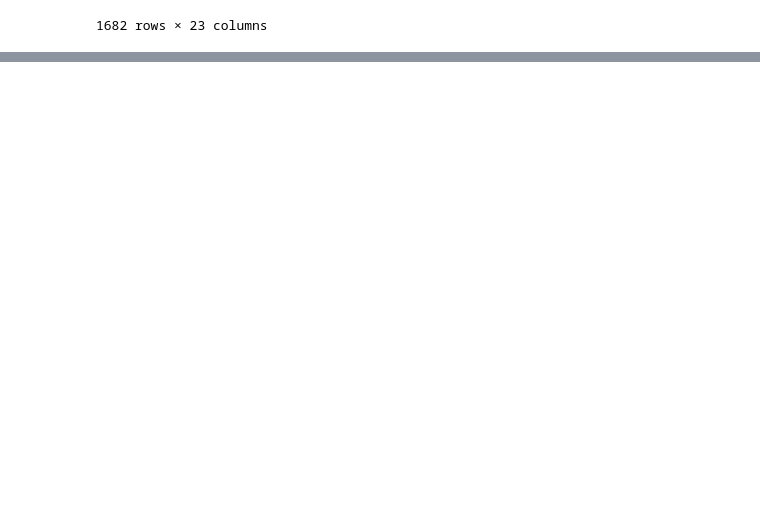
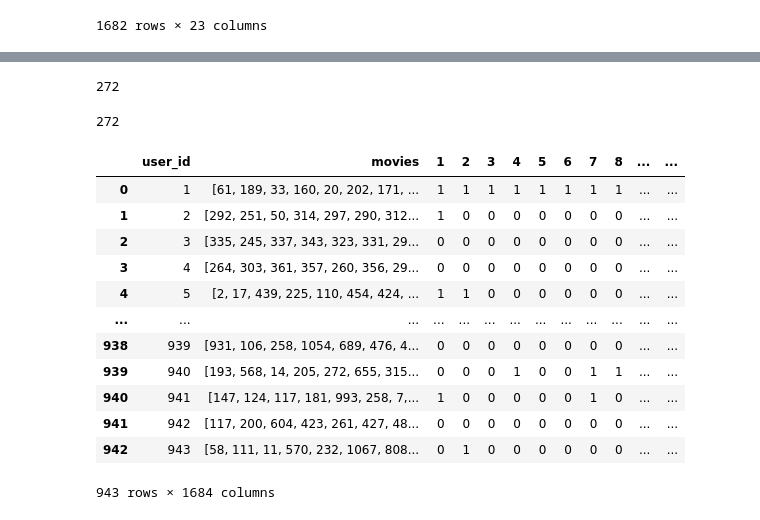
Before and after one commit to Kadaverciant/movie-recommender-system, a Jupyter notebook: notebooks/1.0-initial-data-exploration.ipynb, the cells around one changed output, grey strips where cells are left out. Saved outputs shown, nothing was run; the diff lists cells and outputs as text; code cells hidden in the pictures; blank space fills up the shorter version.

```diff
--- a/notebooks/1.0-initial-data-exploration.ipynb
+++ b/notebooks/1.0-initial-data-exploration.ipynb
@@ -56,0 +186,2 @@ df_item
+# %%
+data.set_index('movie_id').groupby('user_id')['rating'].nlargest(5).reset_index()#.groupby('user_id')['movie_id'].apply(list).reset_index(name = 'movie_ids')
@@ -56,0 +268,38 @@ df_item
+# %%
+len(data.groupby('user_id')['rating'].apply(list).reset_index(name = 'ratings').iloc[0]['ratings'])
+# %% [output]
+272
+# %%
+len(data.groupby('user_id')['movie_id'].apply(list).reset_index(name = 'movies').iloc[0]['movies'])
+# %% [output]
+272
+# %%
+import warnings
+warnings.filterwarnings("ignore")
+
+def build_target(data):
+    target = data.groupby('user_id')['movie_id'].apply(list).reset_index(name = 'movies')
+    for i in range(1682):
+        target[f"{i+1}"] = 0
+
+    for i, row in target.iterrows():
+        for elem in row['movies']:
+            target.at[i, f"{elem}"] = 1
+    return target
+# %%
+target = build_target(data)
+target
+# %% [output]
+|  | user_id | movies | 1 | 2 | 3 | 4 | 5 | 6 | 7 | 8 | ... | ... |
+| 0 | 1 | [61, 189, 33, 160, 20, 202, 171, ... | 1 | 1 | 1 | 1 | 1 | 1 | 1 | 1 | ... | ... |
+| 1 | 2 | [292, 251, 50, 314, 297, 290, 312... | 1 | 0 | 0 | 0 | 0 | 0 | 0 | 0 | ... | ... |
+| 2 | 3 | [335, 245, 337, 343, 323, 331, 29... | 0 | 0 | 0 | 0 | 0 | 0 | 0 | 0 | ... | ... |
+| 3 | 4 | [264, 303, 361, 357, 260, 356, 29... | 0 | 0 | 0 | 0 | 0 | 0 | 0 | 0 | ... | ... |
+| 4 | 5 | [2, 17, 439, 225, 110, 454, 424, ... | 1 | 1 | 0 | 0 | 0 | 0 | 0 | 0 | ... | ... |
+| ... | ... | ... | ... | ... | ... | ... | ... | ... | ... | ... | ... | ... |
+| 938 | 939 | [931, 106, 258, 1054, 689, 476, 4... | 0 | 0 | 0 | 0 | 0 | 0 | 0 | 0 | ... | ... |
+| 939 | 940 | [193, 568, 14, 205, 272, 655, 315... | 0 | 0 | 0 | 1 | 0 | 0 | 1 | 1 | ... | ... |
+| 940 | 941 | [147, 124, 117, 181, 993, 258, 7,... | 1 | 0 | 0 | 0 | 0 | 0 | 1 | 0 | ... | ... |
+| 941 | 942 | [117, 200, 604, 423, 261, 427, 48... | 0 | 0 | 0 | 0 | 0 | 0 | 0 | 0 | ... | ... |
+| 942 | 943 | [58, 111, 11, 570, 232, 1067, 808... | 0 | 1 | 0 | 0 | 0 | 0 | 0 | 0 | ... | ... |
+943 rows × 1684 columns
```
Also changed, not shown: parts of 57 cells of this notebook, 1 other file.
